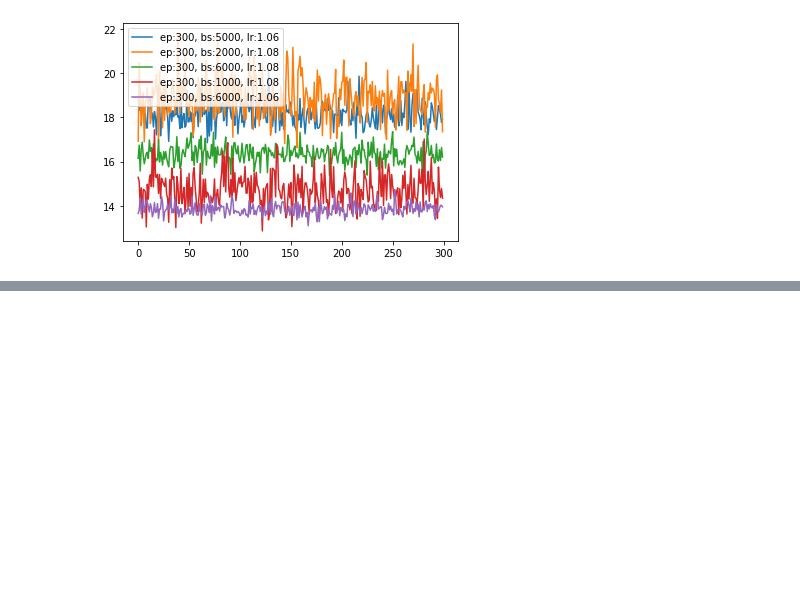
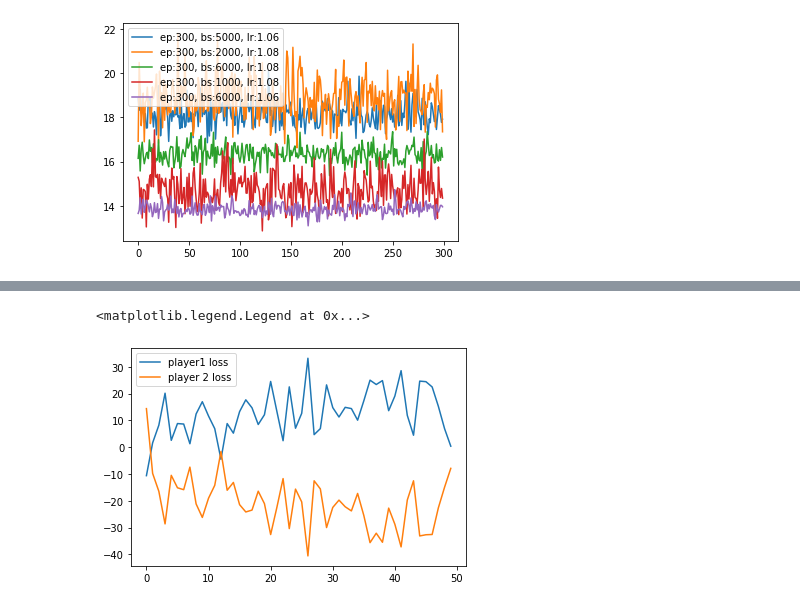
Before and after one commit to bchasnov/masuite, a Jupyter notebook: notebooks/plotting_tests.ipynb, the cells around one changed output, grey strips where cells are left out. Drawn from its saved outputs; the diff is of its cells as text; code cells hidden in the pictures; blank space fills up the shorter version.

```diff
--- a/notebooks/plotting_tests.ipynb
+++ b/notebooks/plotting_tests.ipynb
@@ -76,0 +79,7 @@ plt.plot(df1['agent0_avg_rets'])
+# %%
+plt.plot(df1['agent0_loss'], label='player1 loss')
+plt.plot(df1['agent1_loss'], label='player 2 loss')
+plt.legend()
+# %% [output]
+<matplotlib.legend.Legend at 0x...>
+[figure, added]
```
Also changed, not shown: parts of 2 cells of this notebook, 4 other files.
